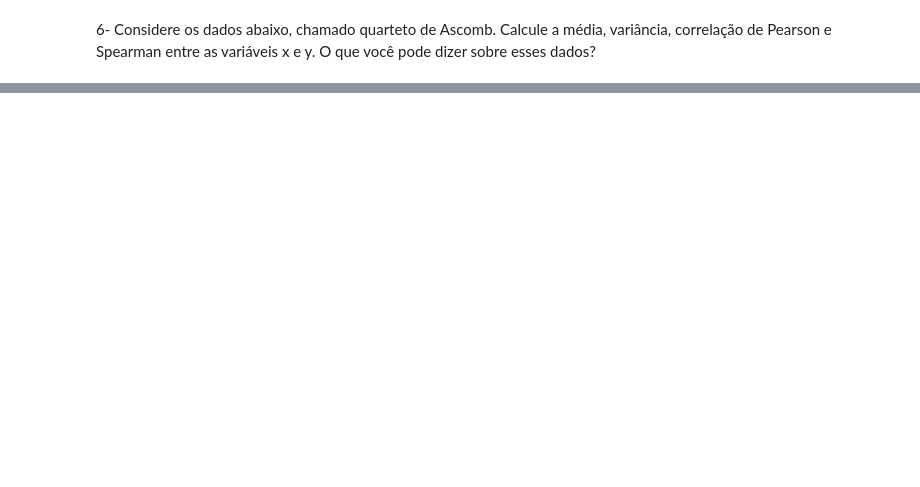
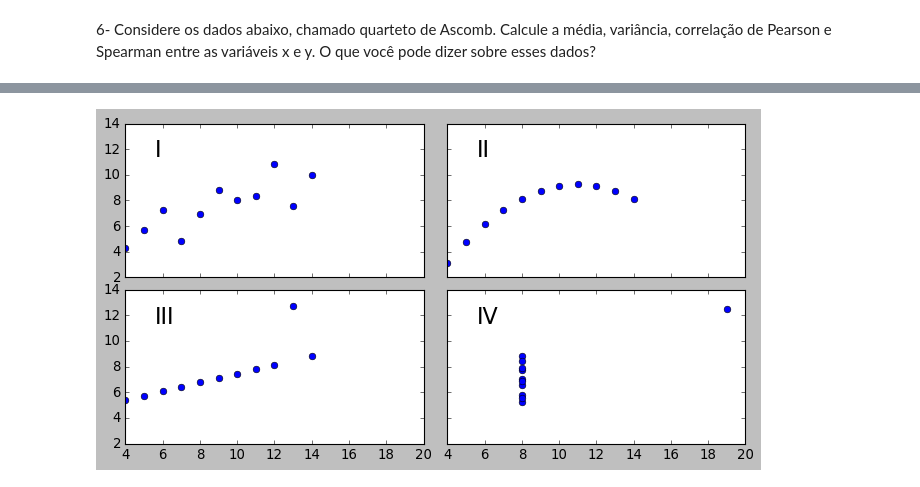
Before and after one commit to Edmurcn/Fis._Estat._Comp., a Jupyter notebook: Intro._Ciencia_Dados/Aulas/Aula 2/exercicios2.ipynb, the cells around one changed output, grey strips where cells are left out. Cells and saved outputs as stored; diff of their text form; code cells hidden in the pictures; blank space fills up the shorter version.

```diff
--- a/Intro._Ciencia_Dados/Aulas/Aula 2/exercicios2.ipynb
+++ b/Intro._Ciencia_Dados/Aulas/Aula 2/exercicios2.ipynb
@@ -192,2 +182,80 @@ for sigma in np.arange(0,1,0.1):
 # %% [markdown]
 6- Considere os dados abaixo, chamado quarteto de Ascomb. Calcule a média, variância, correlação de Pearson e Spearman entre as variáveis x e y. O que você pode dizer sobre esses dados?
+# %%
+
+x = [10, 8, 13, 9, 11, 14, 6, 4, 12, 7, 5]
+y1 = [8.04, 6.95, 7.58, 8.81, 8.33, 9.96, 7.24, 4.26, 10.84, 4.82, 5.68]
+y2 = [9.14, 8.14, 8.74, 8.77, 9.26, 8.10, 6.13, 3.10, 9.13, 7.26, 4.74]
+y3 = [7.46, 6.77, 12.74, 7.11, 7.81, 8.84, 6.08, 5.39, 8.15, 6.42, 5.73]
+x4 = [8, 8, 8, 8, 8, 8, 8, 19, 8, 8, 8]
+y4 = [6.58, 5.76, 7.71, 8.84, 8.47, 7.04, 5.25, 12.50, 5.56, 7.91, 6.89]
+
+count = 0
+dados = []
+parametros = []
+coeficientes = []
+
+dados.append(x)
+dados.append(y1)
+dados.append(y2)
+dados.append(y3)
+dados.append(x4)
+dados.append(y4)
+
+for i in dados:
+    count = count + 1
+    parametros.append([int(np.mean(i)*100)/100, int(np.var(i)*100)/100])
+    if 1 < count < 5:
+        corr, p_value = pearsonr(dados[0], i)
+        corrs, p_values = spearmanr(dados[0], i)
+        corr = int(corr*100)/100
+        corrs = int(corrs*100)/100
+        coeficientes.append([corr, corrs])
+    elif count > 5:
+        corr, p_value = pearsonr(dados[4], dados[5])
+        corrs, p_values = spearmanr(dados[4], dados[5])
+        corr = int(corr*100)/100
+        corrs = int(corrs*100)/100
+        coeficientes.append([corr, corrs])
+
+df2 = {
+    "Coeficientes": ["Pearson", "Spearman"],
+    'I': (coeficientes[0]),
+    'II': (coeficientes[1]),
+    'III': (coeficientes[2]),
+    'IV': (coeficientes[3])
+}
+
+ps = pd.DataFrame(df2)
+
+df = {
+    "Parametros": ["Média", "Variância"],
+    "X": parametros[0],
+    "Y1": parametros[1],
+    "Y2": parametros[2],
+    "Y3": parametros[3],
+    "X4": parametros[4],
+    "Y4": parametros[5]
+}
+
+mv = pd.DataFrame(df)
+display(mv)
+
+datasets = {
+    'I': (x, y1),
+    'II': (x, y2),
+    'III': (x, y3),
+    'IV': (x4, y4)
+}
+
+fig, axs = plt.subplots(2, 2, sharex=True, sharey=True, figsize=(10, 5),
+                        gridspec_kw={'wspace': 0.08, 'hspace': 0.08})
+
+for ax, (label, (x, y)) in zip(axs.flat, datasets.items()):
+    ax.text(0.1, 0.9, label, fontsize=20, transform=ax.transAxes, va='top')
+    ax.tick_params(direction='in', top=True, right=True)
+    ax.plot(x, y, 'o')
+plt.show()
+
+display(ps)
+# %% [output]
@@ -193,0 +265 @@ for sigma in np.arange(0,1,0.1):
+[figure, added]
```
Also changed, not shown: parts of 4 cells of this notebook.
